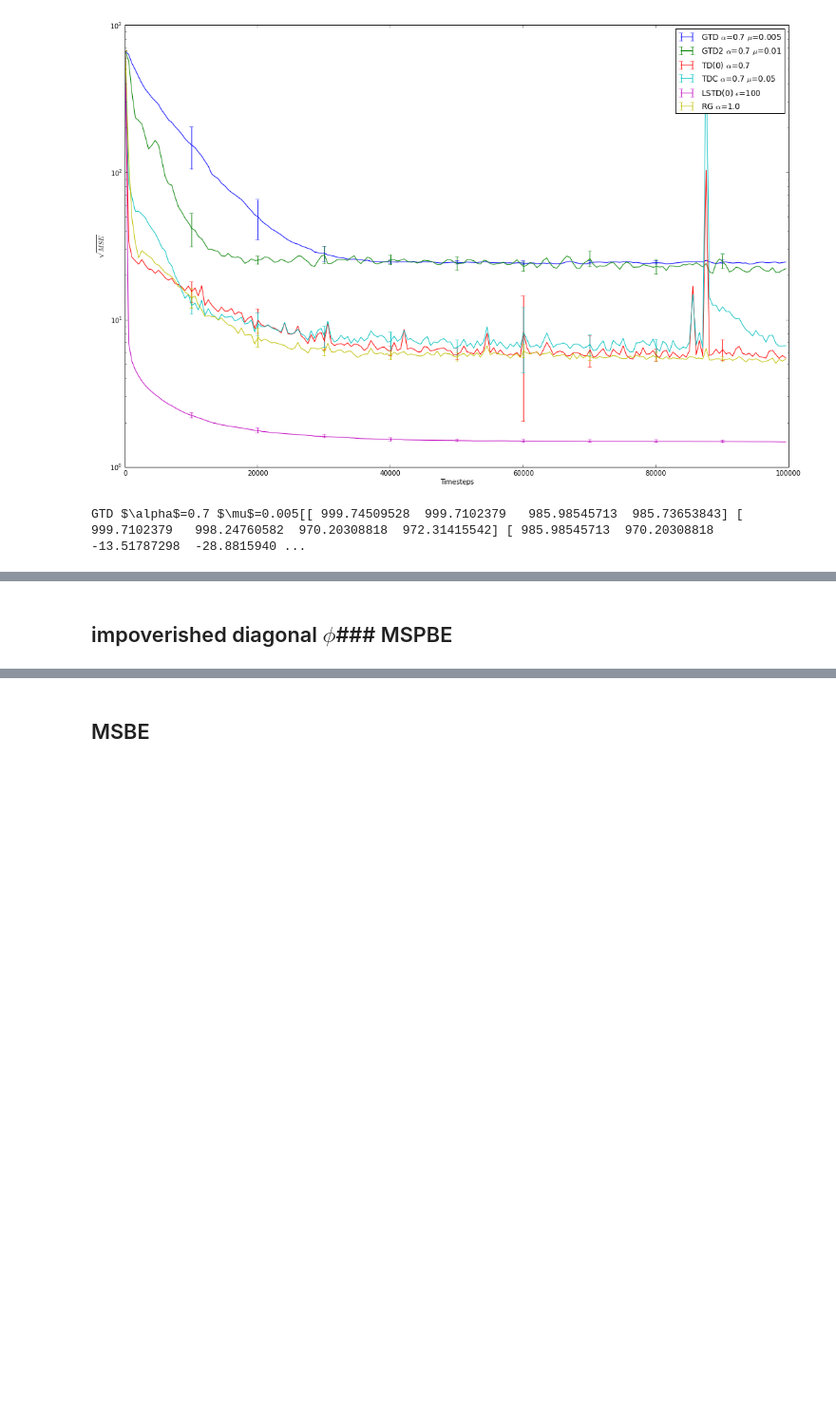
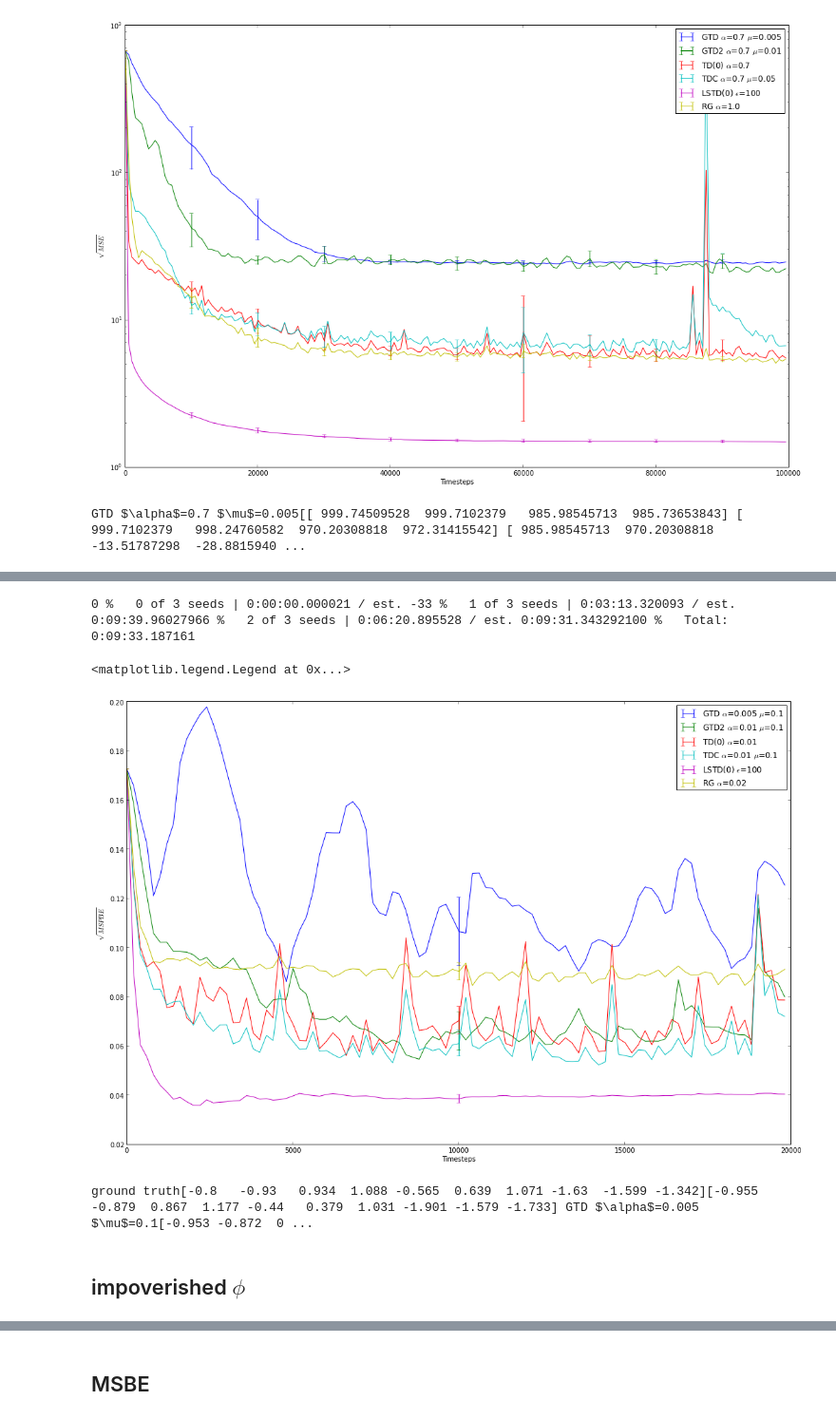
Before and after one commit to chrodan/tdlearn, a Jupyter notebook: Long Pole Balancing.ipynb, the cells around one changed output, grey strips where cells are left out. Shown at 95% size. Drawn from its saved outputs; the diff is of its cells as text; code cells hidden in the pictures; blank space fills up the shorter version.

```diff
--- a/Long Pole Balancing.ipynb
+++ b/Long Pole Balancing.ipynb
@@ -27,3 +47,13 @@ GTD $\alpha$=0.7 $\mu$=0.005[[ 999.74509528  999.7102379   985.98545713  985.736
+# %%
+task.theta0 =  0.*np.ones(n_feat)mean, std, raw = task.avg_error_traces(methods, n_indep=3,                                        n_samples=l, error_every=error_every,                                       criterion="RMSPBE",                                       verbose=True)plt.figure(figsize=(18,12))plt.ylabel(r"$\sqrt{MSPBE}$")plt.xlabel("Timesteps")  for i, m in enumerate(methods):    plt.errorbar(range(0,l,error_every), mean[i,:], yerr=std[i,:], errorevery=10000/error_every, label=m.name)plt.legend()
+# %% [output]
+0 %   0 of 3 seeds | 0:00:00.000021 / est. -33 %   1 of 3 seeds | 0:03:13.320093 / est. 0:09:39.96027966 %   2 of 3 seeds | 0:06:20.895528 / est. 0:09:31.343292100 %   Total: 0:09:33.187161
+<matplotlib.legend.Legend at 0x...>
+[figure, added]
+# %%
+param = task.parameter_search(methods, n_samples=l, seed=0)np.set_printoptions(precision=3)print "ground truth"print theta_truefor i in range(len(param)):    print param[i], methods[i].name
+# %% [output]
+ground truth[-0.8   -0.93   0.934  1.088 -0.565  0.639  1.071 -1.63  -1.599 -1.342][-0.955 -0.879  0.867  1.177 -0.44   0.379  1.031 -1.901 -1.579 -1.733] GTD $\alpha$=0.005 $\mu$=0.1[-0.953 -0.872  0 ...
 # %% [markdown]
-## impoverished diagonal $\phi$### MSPBE
+## impoverished $\phi$
 # %%
```
Also changed, not shown: parts of 16 cells of this notebook, 8 other files.
